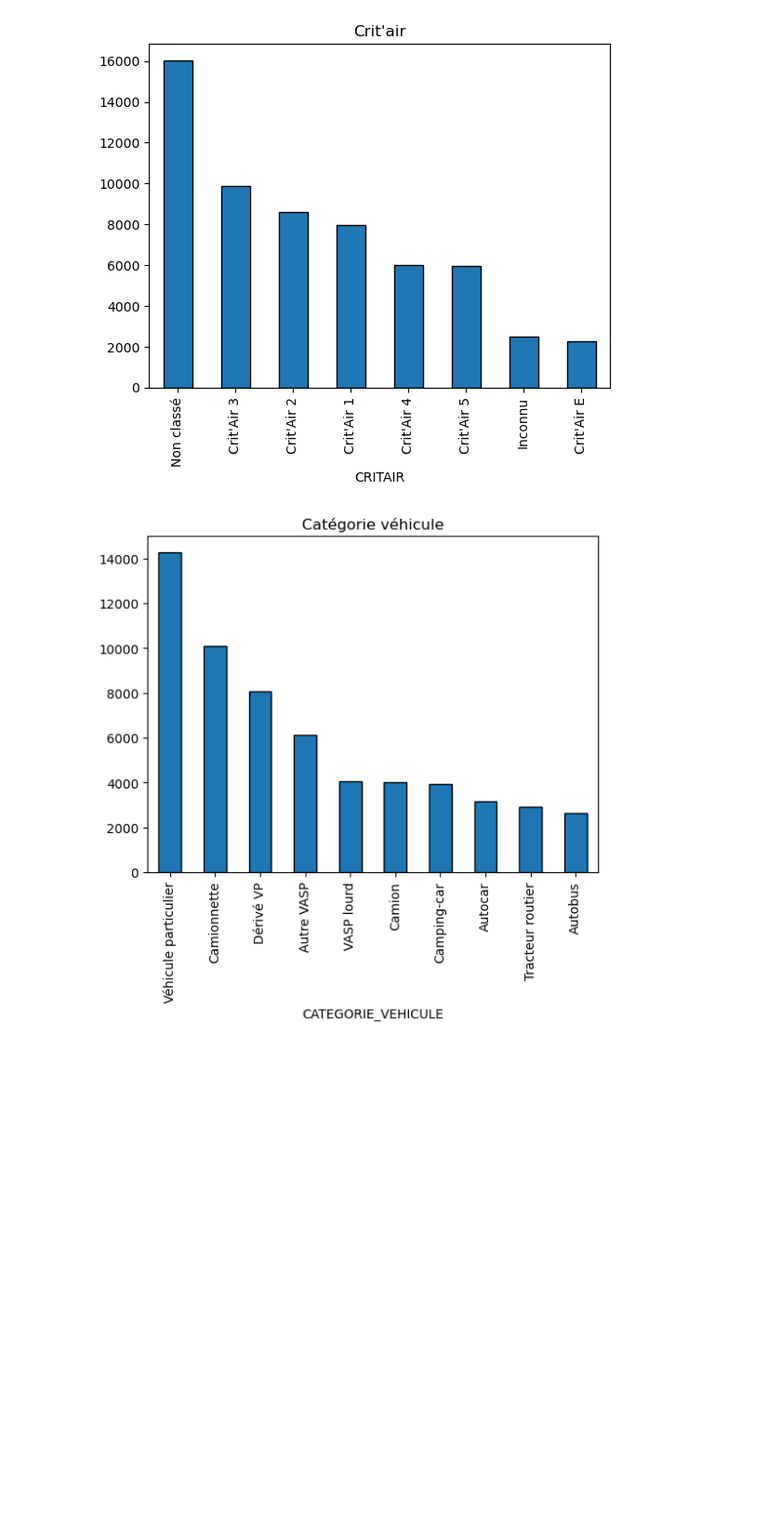
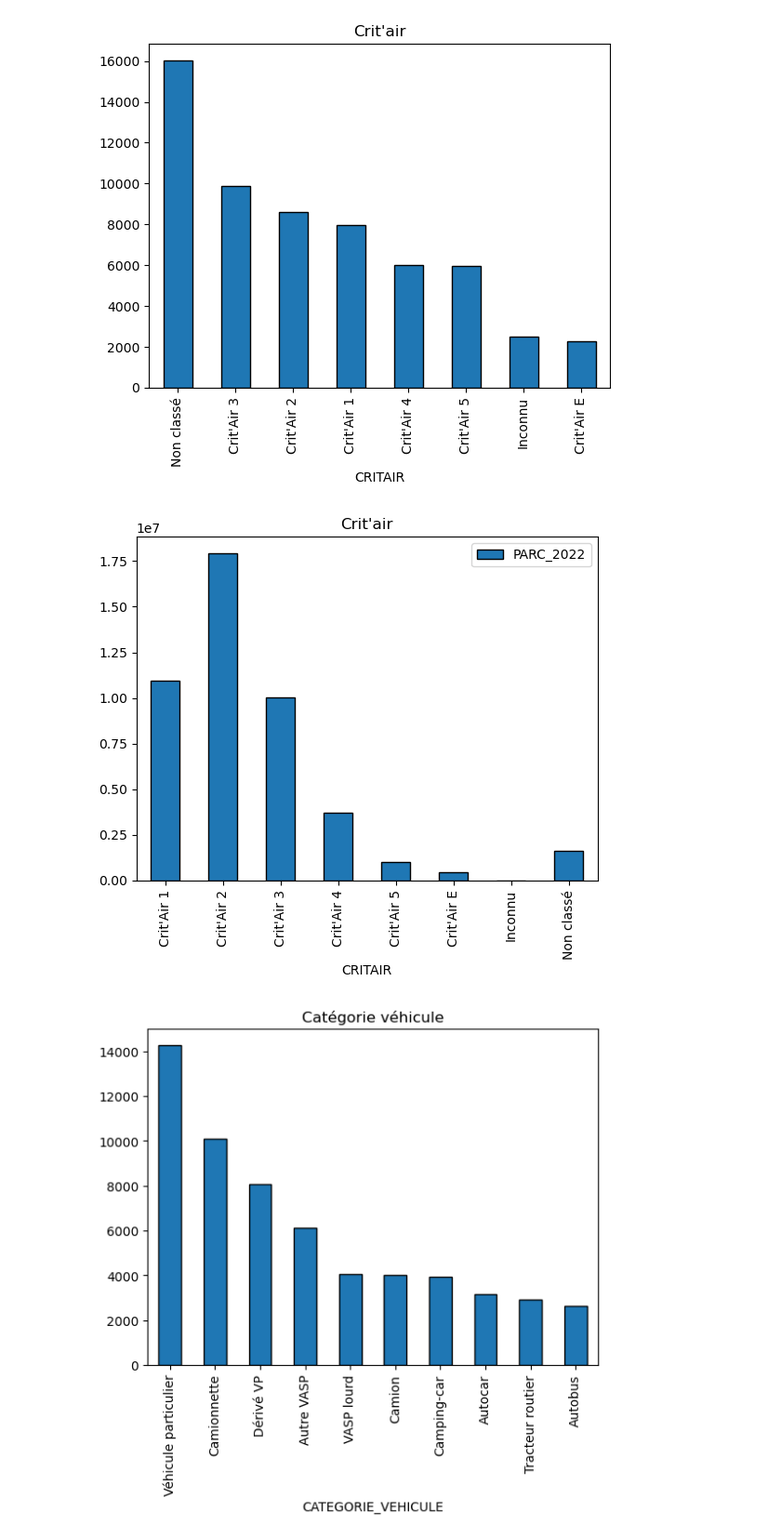
Before and after one commit to TheoLBTN/Projet-Python, a Jupyter notebook: Projet.ipynb, the cells around one changed output. Shown at 93% size. Drawn from its saved outputs; the diff is of its cells as text; code cells hidden in the pictures; blank space fills up the shorter version.

```diff
--- a/Projet.ipynb
+++ b/Projet.ipynb
@@ -619,6 +681,13 @@ plt.title("Crit'air")
 plt.show()
 # %% [output]
 [figure]
+# %%
+#Répartition des différentes vignettes critair dans notre échantillon:
+data[['CRITAIR',"PARC_2022"]].groupby(["CRITAIR"]).sum().plot(kind='bar', edgecolor='black')
+plt.title("Crit'air")
+plt.show()
+# %% [output]
+[figure, added]
 # %%
 data['CATEGORIE_VEHICULE'].value_counts().plot(kind='bar', edgecolor='black')
 plt.title("Catégorie véhicule")
```
Also changed, not shown: parts of 5 cells of this notebook.
